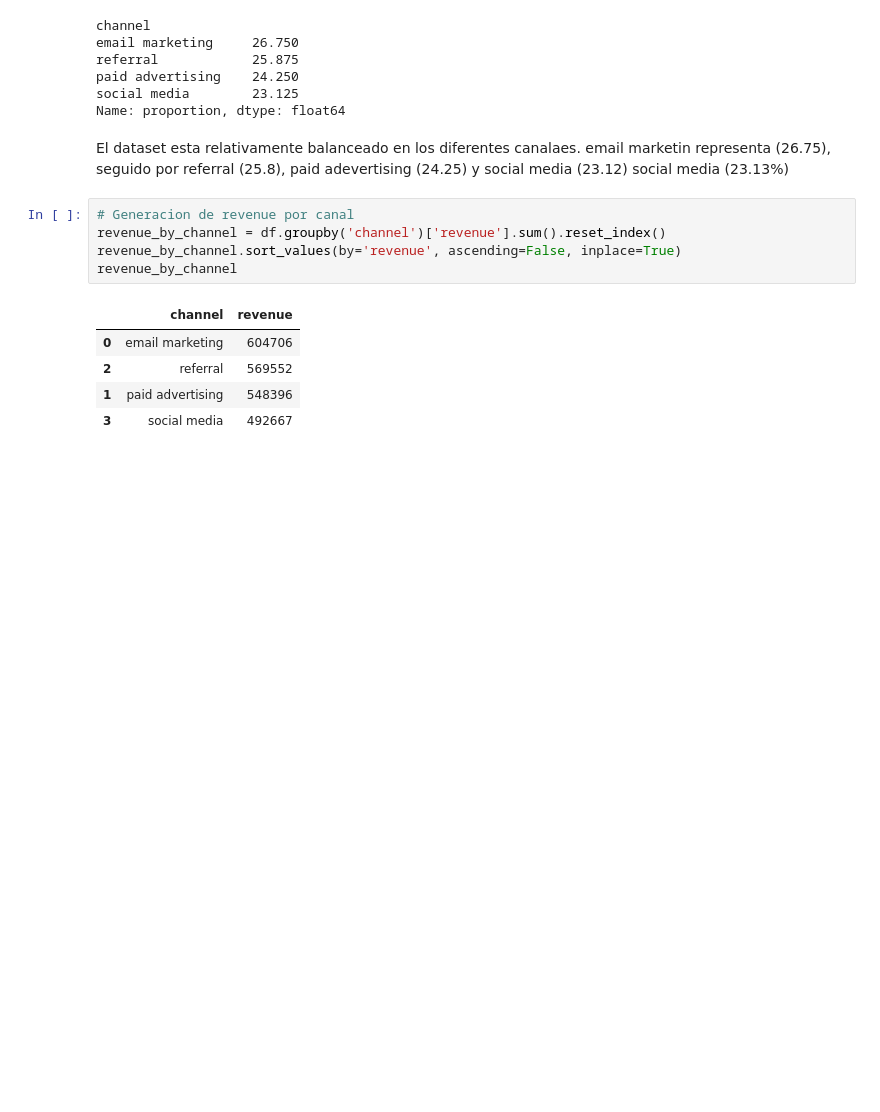
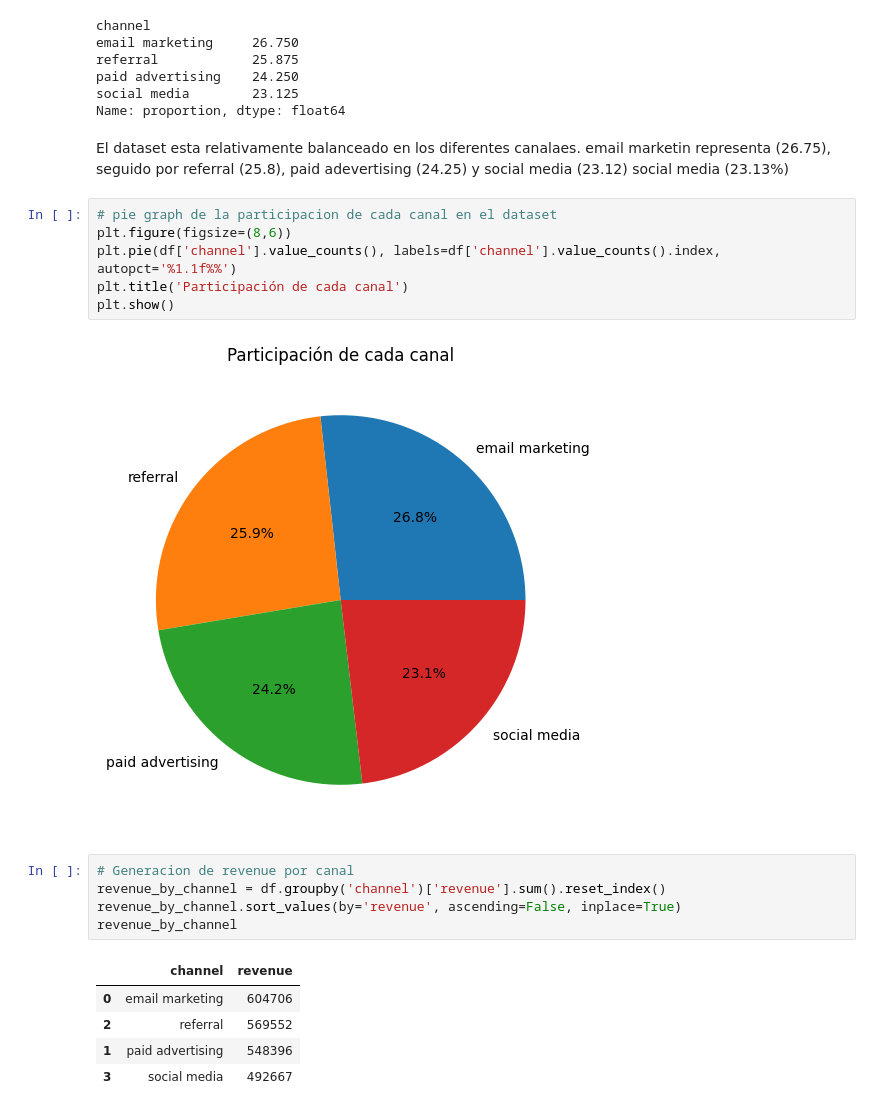
Before and after one commit to Andres240989/customer-lifetime-value_analysis, a Jupyter notebook: notebooks/01_data_cleaning.ipynb, the cells around one changed output. Drawn from its saved outputs; the diff is of its cells as text; blank space fills up the shorter version.

Commit message:
add graph analysis - data_cleaning

```diff
--- a/notebooks/01_data_cleaning.ipynb
+++ b/notebooks/01_data_cleaning.ipynb
@@ -82,6 +82,14 @@ social media        23.125
 Name: proportion, dtype: float64
 # %% [markdown]
 El dataset esta relativamente balanceado en los diferentes canalaes. email marketin representa (26.75), seguido por referral (25.8), paid adevertising (24.25) y social media (23.12)  social media (23.13%)
+# %%
+# pie graph de la participacion de cada canal en el dataset
+plt.figure(figsize=(8,6))
+plt.pie(df['channel'].value_counts(), labels=df['channel'].value_counts().index, autopct='%1.1f%%')
+plt.title('Participación de cada canal')
+plt.show()
+# %% [output]
+[figure, added]
 # %%
 # Generacion de revenue por canal
 revenue_by_channel = df.groupby('channel')['revenue'].sum().reset_index()
```
Also changed, not shown: parts of 4 cells of this notebook.
